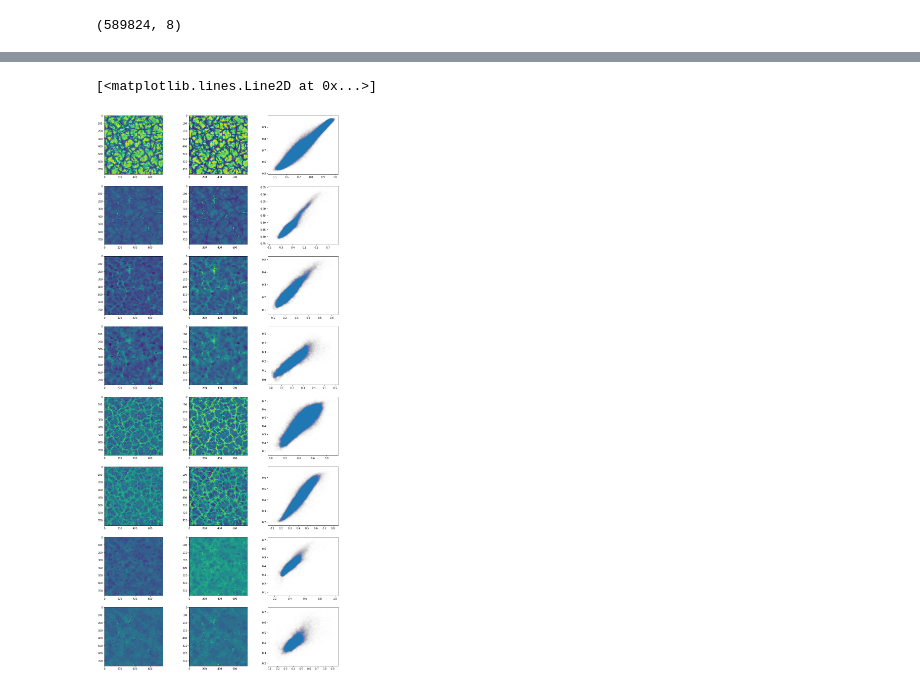
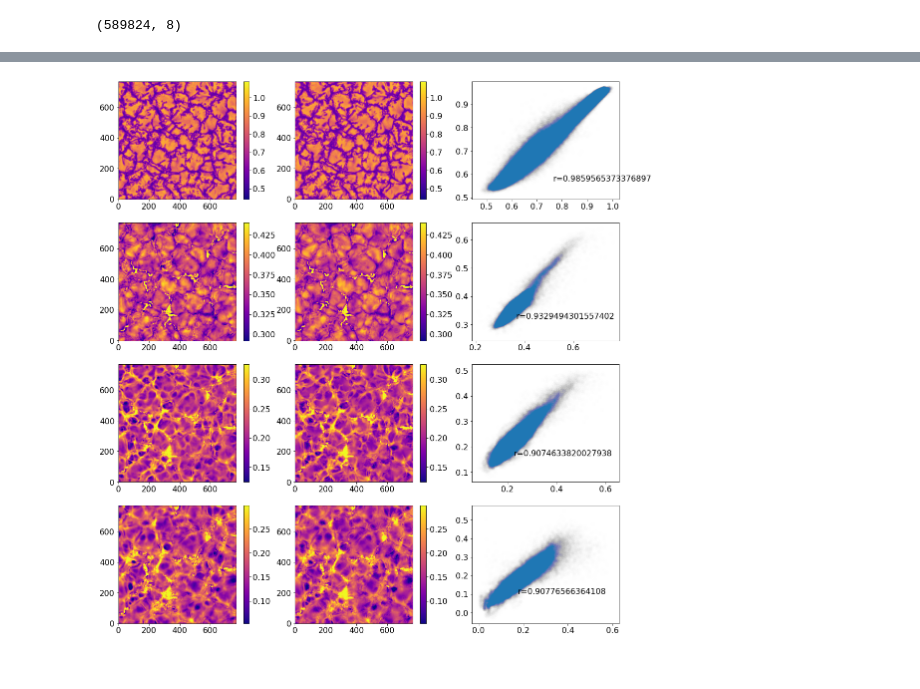
Before and after one commit to ivanzmilic/monash_workshop, a Jupyter notebook: nn_training_validation.ipynb, the cells around one changed output, grey strips where cells are left out. Cells and saved outputs as stored; diff of their text form; code cells hidden in the pictures.

Commit message:
Training, validation and testing the network on the simulated data

```diff
--- a/nn_training_validation.ipynb
+++ b/nn_training_validation.ipynb
@@ -182,6 +184,10 @@ print (data_out.shape)
 data_out = torch.from_numpy(data_out.astype("float32"))
 # %% [output]
 (589824, 8)
+# %%
+# If you want to use already pre-trained model, do:
+
+dnn_model = torch.load("ibisinv_full_take_1.pt",map_location=torch.device('cpu'))
 # %%
 # We can now try training:
 # Discuss a bit each of the input values to this function:
@@ -232,61 +248,21 @@ data_out = data_out.detach().numpy().reshape(768,768,8)
 # %%
-plt.figure(figsize=[17,40])
+plt.figure(figsize=[18,20])
 
-plt.subplot(831)
-plt.imshow(data_out[:,:,0].T)
-plt.subplot(832)
-plt.imshow(test_output[:,:,0].T)
-plt.subplot(833)
-plt.plot(data_out[:,:,0].flatten(),test_output[:,:,0].flatten(),'o',alpha=0.002)
+# First the temperature
+for i in range(0,4):
 
-plt.subplot(834)
-plt.imshow(data_out[:,:,1].T)
-plt.subplot(835)
-plt.imshow(test_output[:,:,1].T)
-plt.subplot(836)
-plt.plot(data_out[:,:,1].flatten(),test_output[:,:,1].flatten(),'o',alpha=0.002)
+    m = np.mean(data_out[:,:,i])
+    s = np.std(data_out[:,:,i])
 
-plt.subplot(837)
-plt.imshow(data_out[:,:,2].T)
-plt.subplot(838)
-plt.imshow(test_output[:,:,2].T)
-plt.subplot(839)
-plt.plot(data_out[:,:,2].flatten(),test_output[:,:,2].flatten(),'o',alpha=0.002)
-
-plt.subplot(8,3,10)
-plt.imshow(data_out[:,:,3].T)
-plt.subplot(8,3,11)
-plt.imshow(test_output[:,:,3].T)
-plt.subplot(8,3,12)
-plt.plot(data_out[:,:,3].flatten(),test_output[:,:,3].flatten(),'o',alpha=0.002)
-
-plt.subplot(8,3,13)
-plt.imshow(data_out[:,:,4].T)
-plt.subplot(8,3,14)
-plt.imshow(test_output[:,:,4].T)
-plt.subplot(8,3,15)
-plt.plot(data_out[:,:,4].flatten(),test_output[:,:,4].flatten(),'o',alpha=0.002)
-
-plt.subplot(8,3,16)
-plt.imshow(data_out[:,:,5].T)
-plt.subplot(8,3,17)
-plt.imshow(test_output[:,:,5].T)
-plt.subplot(8,3,18)
-plt.plot(data_out[:,:,5].flatten(),test_output[:,:,5].flatten(),'o',alpha=0.002)
-
-plt.subplot(8,3,19)
-plt.imshow(data_out[:,:,6].T)
-plt.subplot(8,3,20)
-plt.imshow(test_output[:,:,6].T)
-plt.subplot(8,3,21)
-plt.plot(data_out[:,:,6].flatten(),test_output[:,:,6].flatten(),'o',alpha=0.002)
-
-plt.subplot(8,3,22)
-plt.imshow(data_out[:,:,7].T)
-plt.subplot(8,3,23)
-plt.imshow(test_output[:,:,7].T)
-plt.subplot(8,3,24)
-plt.plot(data_out[:,:,7].flatten(),test_output[:,:,7].flatten(),'o',alpha=0.002)
+    r = pearsonr(data_out[:,:,i].flatten(), test_output[:,:,i].flatten())
+    plt.subplot(4,3,3*i+1)
+    plt.imshow(data_out[:,:,i].T, origin='lower', cmap='plasma',vmin=m-2.5*s,vmax=m+2.5*s)
+    plt.colorbar()
+    plt.subplot(4,3,3*i+2)
+    plt.imshow(test_output[:,:,i].T, origin='lower', cmap='plasma',vmin=m-2.5*s,vmax=m+2.5*s)
+    plt.colorbar()
+    plt.subplot(4,3,3*i+3)
+    plt.plot(data_out[:,:,i].flatten(),test_output[:,:,i].flatten(),'o',alpha=0.002)
+    plt.text(m,m-1.5*s,'r='+str(r[0]))
 # %% [output]
-[<matplotlib.lines.Line2D at 0x...>]
-[figure, old version]
+[figure, new version]
```
Also changed, not shown: parts of 10 cells of this notebook.
